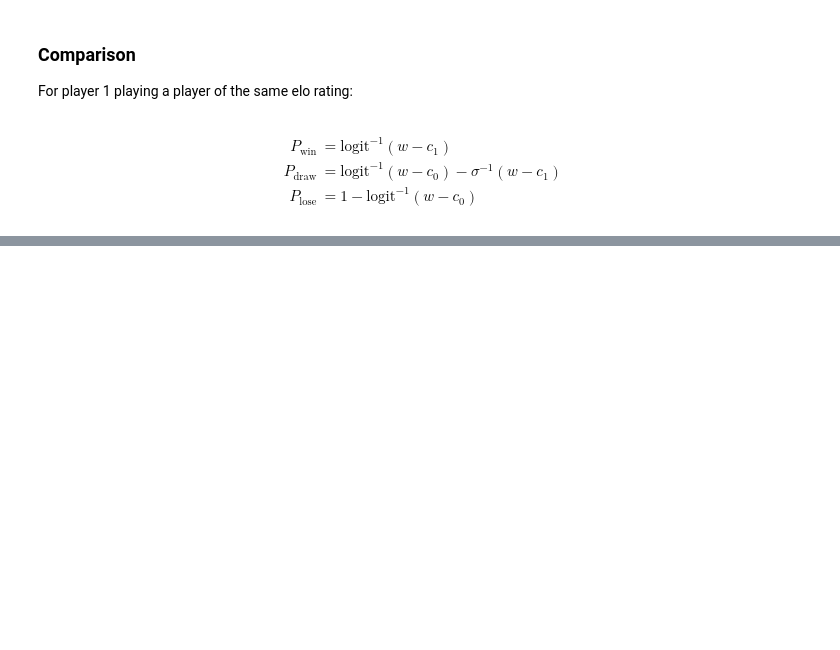
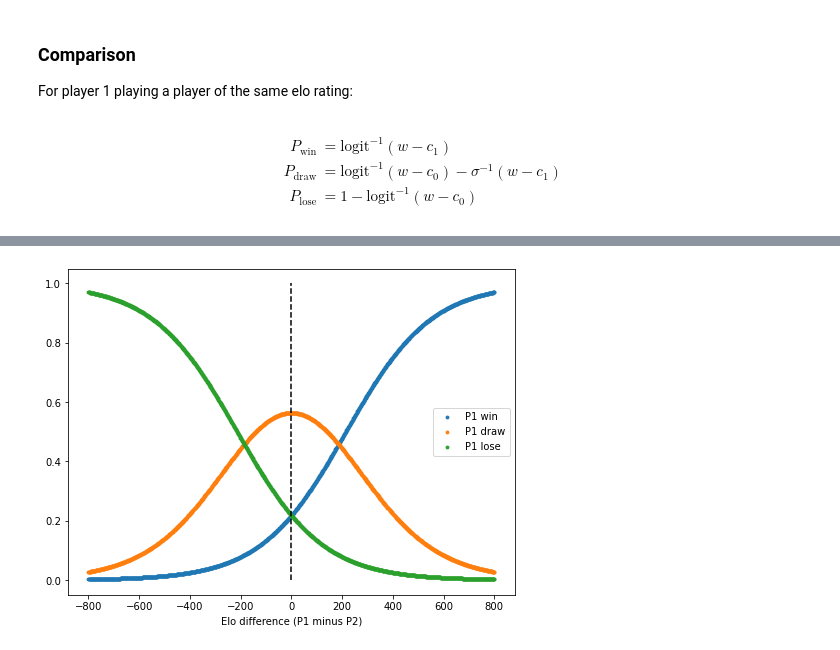
Before and after one commit to maw501/bayesian-chess-prediction, a Jupyter notebook: notebooks/4.fit_simple_elo_model.ipynb, the cells around one changed output, grey strips where cells are left out. Saved outputs shown, nothing was run; the diff lists cells and outputs as text; code cells hidden in the pictures; blank space fills up the shorter version.

```diff
--- a/notebooks/4.fit_simple_elo_model.ipynb
+++ b/notebooks/4.fit_simple_elo_model.ipynb
@@ -186,0 +187,14 @@ ax.set_xlabel("Elo difference (P1 minus P2)");
+# %%
+ed = np.linspace(-800, 800, 1000)
+
+pw, pd, pl = calculate_outcome_probs(params_sym, elo_diff=ed/500, verbose=False, override_w=True)
+
+fig, ax = plt.subplots(figsize=(8, 6))
+ax.scatter(ed, pw, s=8, label="P1 win");
+ax.scatter(ed, pd, s=8, label="P1 draw");
+ax.scatter(ed, pl, s=8, label="P1 lose");
+ax.vlines(0, ymin=0, ymax=1, linestyle="--");
+ax.legend();
+ax.set_xlabel("Elo difference (P1 minus P2)");
+# %% [output]
+[figure, added]
```
Also changed, not shown: parts of 14 cells of this notebook.
